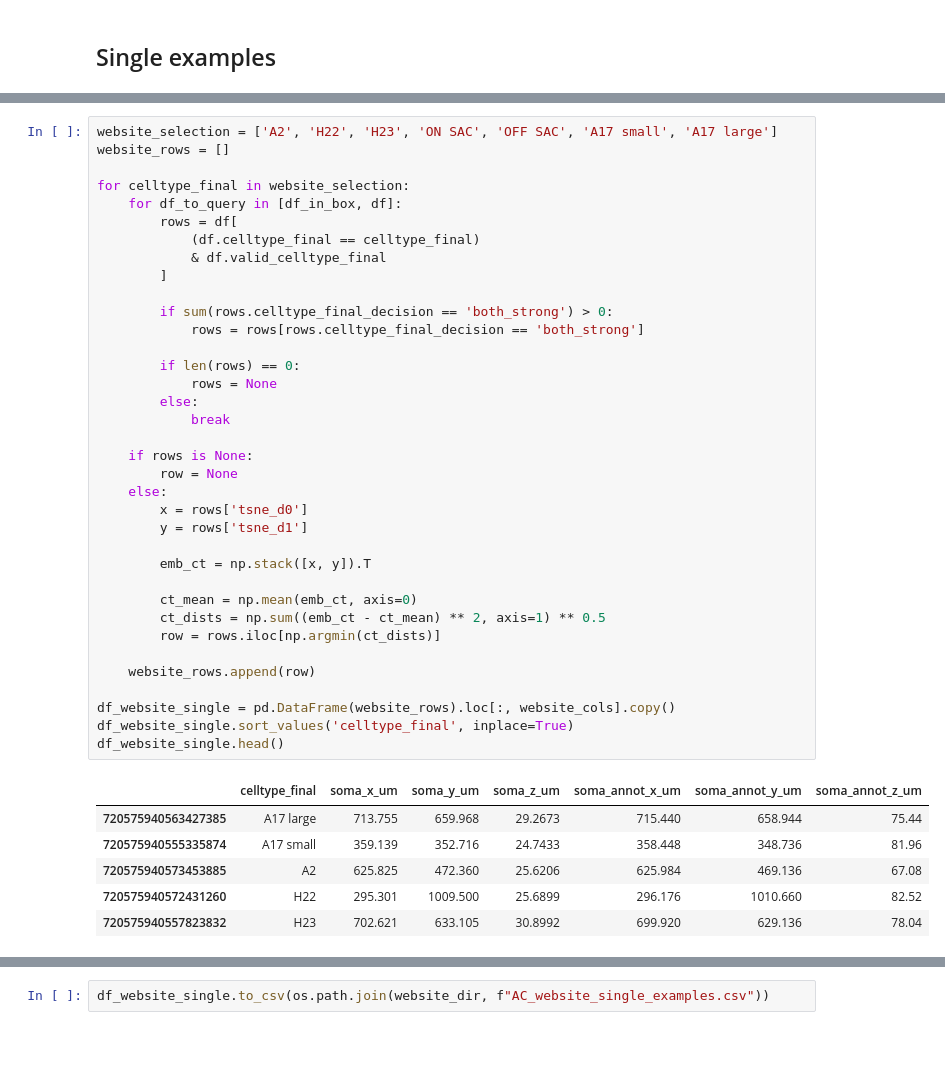
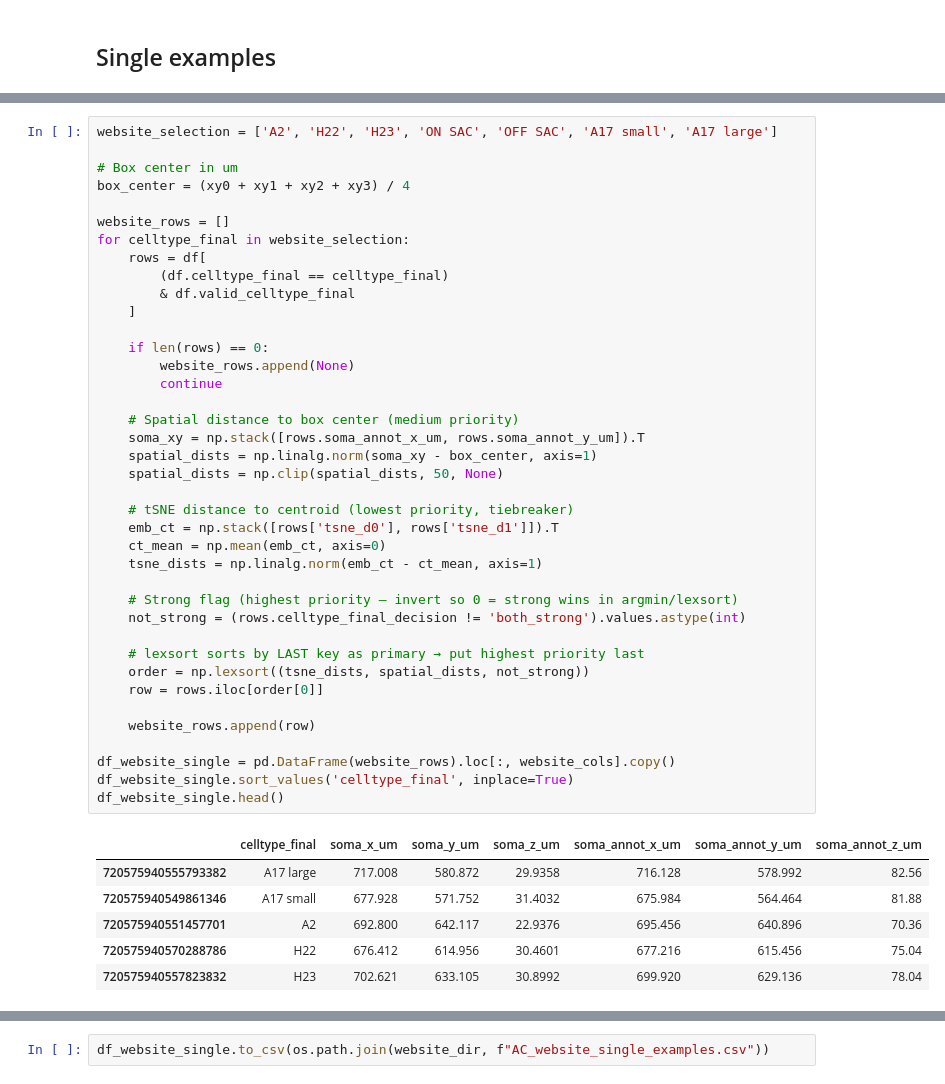
Before and after one commit to eyewire2/eyewire2-figures, a Jupyter notebook: notebooks/plot_cellclass_embedding.ipynb, the cells around one changed output, grey strips where cells are left out. Saved outputs shown, nothing was run; the diff lists cells and outputs as text; blank space fills up the shorter version.

Commit message:
actually restrict website selection to GCL3

```diff
--- a/notebooks/plot_cellclass_embedding.ipynb
+++ b/notebooks/plot_cellclass_embedding.ipynb
@@ -584,43 +564,46 @@ df_in_box = df[mask]
 # %%
 website_selection = ['A2', 'H22', 'H23', 'ON SAC', 'OFF SAC', 'A17 small', 'A17 large']
+
+# Box center in um
+box_center = (xy0 + xy1 + xy2 + xy3) / 4
+
 website_rows = []
+for celltype_final in website_selection:
+    rows = df[
+        (df.celltype_final == celltype_final)
+        & df.valid_celltype_final
+    ]
 
-for celltype_final in website_selection:
-    for df_to_query in [df_in_box, df]:
-        rows = df[
-            (df.celltype_final == celltype_final)
-            & df.valid_celltype_final
-        ]
+    if len(rows) == 0:
+        website_rows.append(None)
+        continue
 
-        if sum(rows.celltype_final_decision == 'both_strong') > 0:
-            rows = rows[rows.celltype_final_decision == 'both_strong']
+    # Spatial distance to box center (medium priority)
+    soma_xy = np.stack([rows.soma_annot_x_um, rows.soma_annot_y_um]).T
+    spatial_dists = np.linalg.norm(soma_xy - box_center, axis=1)
+    spatial_dists = np.clip(spatial_dists, 50, None)
 
-        if len(rows) == 0:
-            rows = None
-        else:
-            break
+    # tSNE distance to centroid (lowest priority, tiebreaker)
+    emb_ct = np.stack([rows['tsne_d0'], rows['tsne_d1']]).T
+    ct_mean = np.mean(emb_ct, axis=0)
+    tsne_dists = np.linalg.norm(emb_ct - ct_mean, axis=1)
 
-    if rows is None:
-        row = None
-    else:
-        x = rows['tsne_d0']
-        y = rows['tsne_d1']
+    # Strong flag (highest priority — invert so 0 = strong wins in argmin/lexsort)
+    not_strong = (rows.celltype_final_decision != 'both_strong').values.astype(int)
 
-        emb_ct = np.stack([x, y]).T
-
-        ct_mean = np.mean(emb_ct, axis=0)
-        ct_dists = np.sum((emb_ct - ct_mean) ** 2, axis=1) ** 0.5
-        row = rows.iloc[np.argmin(ct_dists)]
+    # lexsort sorts by LAST key as primary → put highest priority last
+    order = np.lexsort((tsne_dists, spatial_dists, not_strong))
+    row = rows.iloc[order[0]]
 
     website_rows.append(row)
 
 df_website_single = pd.DataFrame(website_rows).loc[:, website_cols].copy()
 df_website_single.sort_values('celltype_final', inplace=True)
 df_website_single.head()
 # %% [output]
 |  | celltype_final | soma_x_um | soma_y_um | soma_z_um | soma_annot_x_um | soma_annot_y_um | soma_annot_z_um |
-| 720575940563427385 | A17 large | 713.755 | 659.968 | 29.2673 | 715.440 | 658.944 | 75.44 |
-| 720575940555335874 | A17 small | 359.139 | 352.716 | 24.7433 | 358.448 | 348.736 | 81.96 |
-| 720575940573453885 | A2 | 625.825 | 472.360 | 25.6206 | 625.984 | 469.136 | 67.08 |
-| 720575940572431260 | H22 | 295.301 | 1009.500 | 25.6899 | 296.176 | 1010.660 | 82.52 |
+| 720575940555793382 | A17 large | 717.008 | 580.872 | 29.9358 | 716.128 | 578.992 | 82.56 |
+| 720575940549861346 | A17 small | 677.928 | 571.752 | 31.4032 | 675.984 | 564.464 | 81.88 |
+| 720575940551457701 | A2 | 692.800 | 642.117 | 22.9376 | 695.456 | 640.896 | 70.36 |
+| 720575940570288786 | H22 | 676.412 | 614.956 | 30.4601 | 677.216 | 615.456 | 75.04 |
 | 720575940557823832 | H23 | 702.621 | 633.105 | 30.8992 | 699.920 | 629.136 | 78.04 |
```
Also changed, not shown: parts of 2 cells of this notebook, 5 other files.
